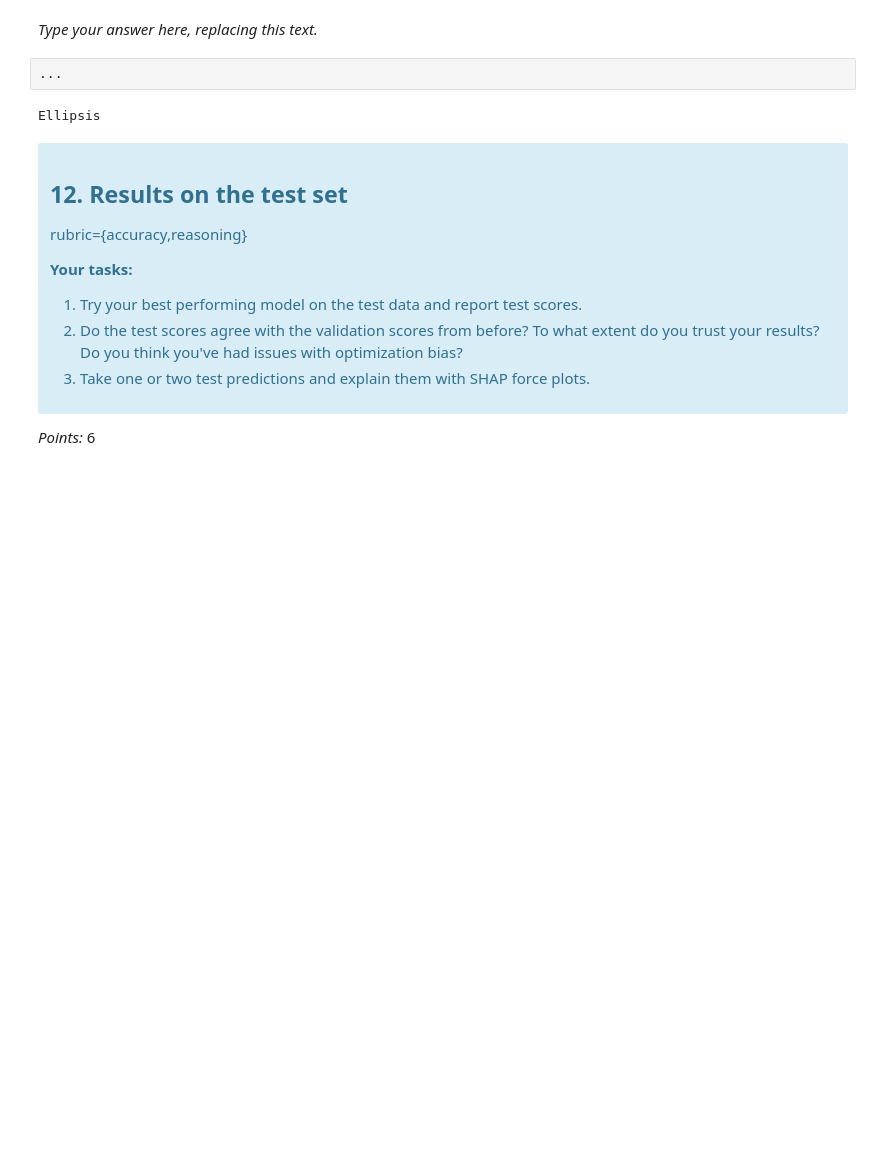
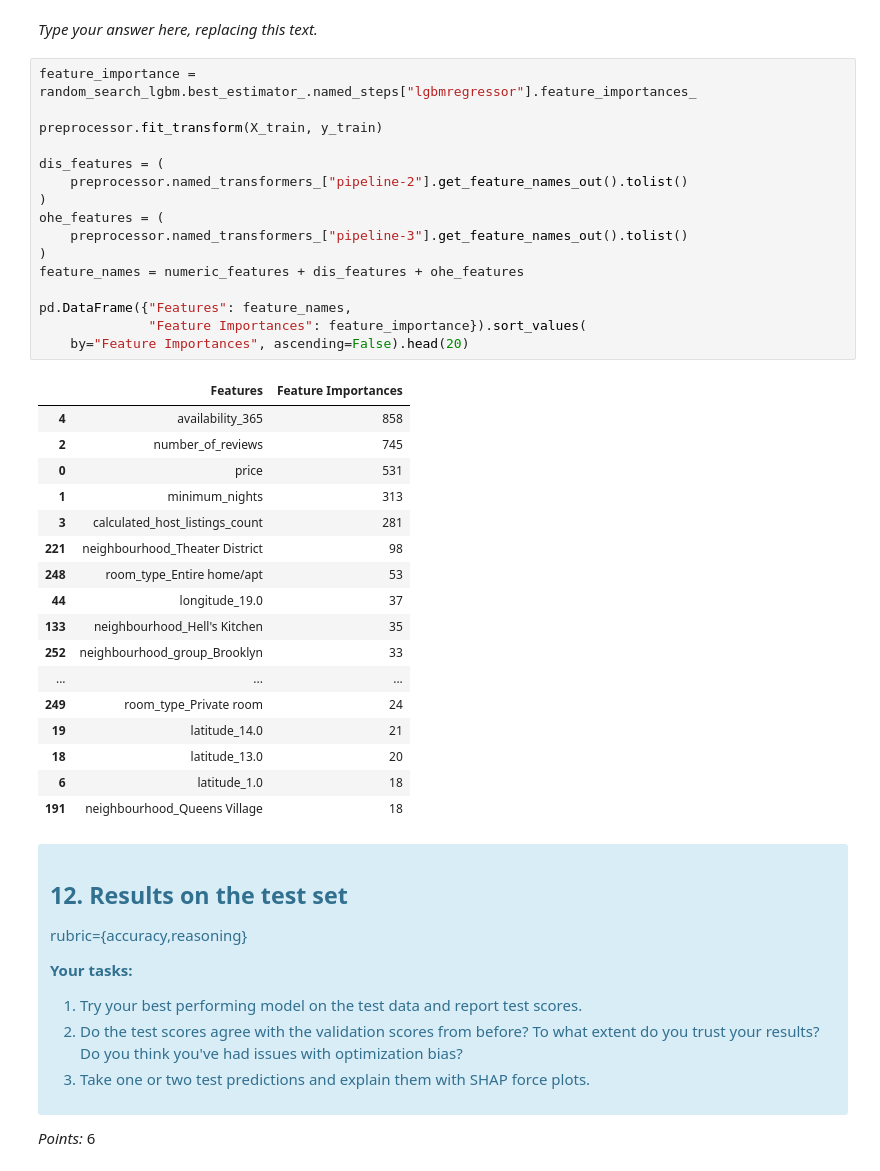
Before and after one commit to UBC-MDS/lab4_bnb_morris_eric, a Jupyter notebook: lab4.ipynb, the cells around one changed output. Drawn from its saved outputs; the diff is of its cells as text; blank space fills up the shorter version.

Commit message:
feature importances

```diff
--- a/lab4.ipynb
+++ b/lab4.ipynb
@@ -628,10 +649,40 @@ rubric={accuracy,reasoning}
 _Points:_ 8
 # %% [markdown]
 _Type your answer here, replacing this text._
-# %%
-...
-# %% [output]
-Ellipsis
+# %%
+feature_importance = random_search_lgbm.best_estimator_.named_steps["lgbmregressor"].feature_importances_
+
+preprocessor.fit_transform(X_train, y_train)
+
+dis_features = (
+    preprocessor.named_transformers_["pipeline-2"].get_feature_names_out().tolist()
+)
+ohe_features = (
+    preprocessor.named_transformers_["pipeline-3"].get_feature_names_out().tolist()
+)
+feature_names = numeric_features + dis_features + ohe_features
+
+pd.DataFrame({"Features": feature_names,
+              "Feature Importances": feature_importance}).sort_values(
+    by="Feature Importances", ascending=False).head(20)
+# %% [output]
+|  | Features | Feature Importances |
+| 4 | availability_365 | 858 |
+| 2 | number_of_reviews | 745 |
+| 0 | price | 531 |
+| 1 | minimum_nights | 313 |
+| 3 | calculated_host_listings_count | 281 |
+| 221 | neighbourhood_Theater District | 98 |
+| 248 | room_type_Entire home/apt | 53 |
+| 44 | longitude_19.0 | 37 |
+| 133 | neighbourhood_Hell's Kitchen | 35 |
+| 252 | neighbourhood_group_Brooklyn | 33 |
+| ... | ... | ... |
+| 249 | room_type_Private room | 24 |
+| 19 | latitude_14.0 | 21 |
+| 18 | latitude_13.0 | 20 |
+| 6 | latitude_1.0 | 18 |
+| 191 | neighbourhood_Queens Village | 18 |
 # %% [markdown]
 <!-- END QUESTION -->
 
```
Also changed, not shown: parts of 12 cells of this notebook.
